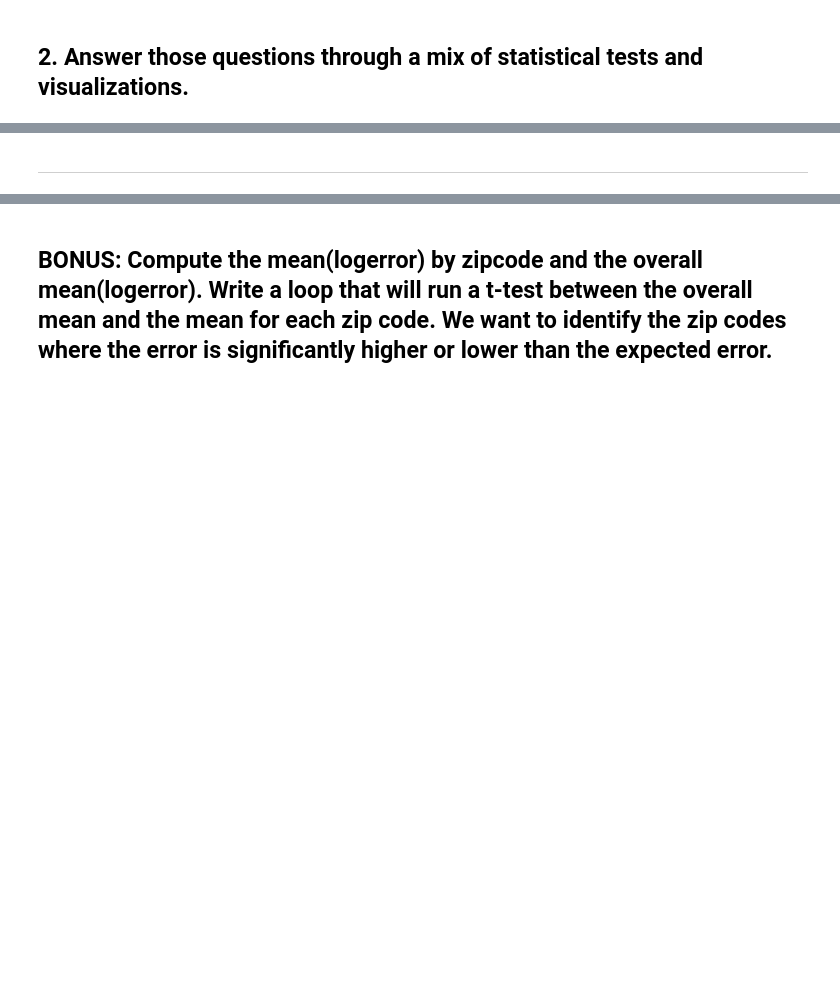
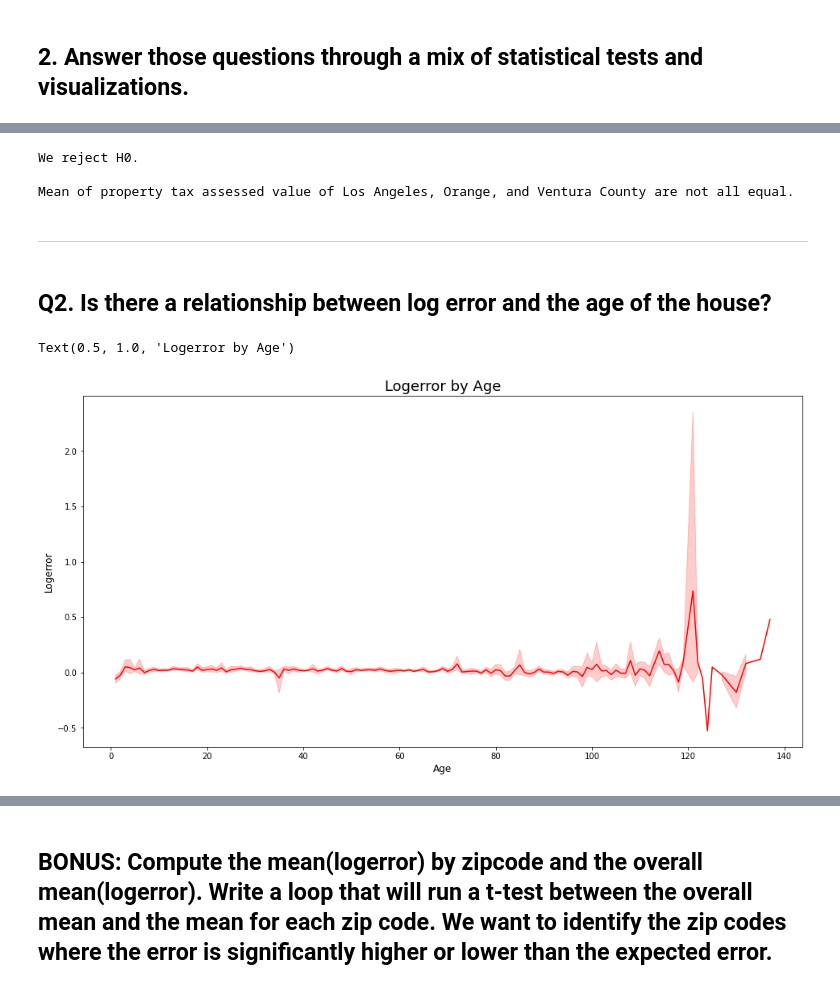
Before and after one commit to m3redithw/clustering-exercises, a Jupyter notebook: explore_zillow.ipynb, the cells around one changed output, grey strips where cells are left out. Cells and saved outputs as stored; diff of their text form; code cells hidden in the pictures; blank space fills up the shorter version.

```diff
--- a/explore_zillow.ipynb
+++ b/explore_zillow.ipynb
@@ -224,2 +327,29 @@ for i, col in enumerate(cols):
+# %%
+# Set alpha
+alpha = 0.05
+
+# Comparing mean of 3 independent samples
+t, p = stats.f_oneway(losangeles, orange, ventura)
+if p < alpha:
+    print("We reject H0.")
+    print(Fore.BLUE + '\nMean of property tax assessed value of Los Angeles, Orange, and Ventura County are not all equal. ')
+else:
+    print("We fail to reject H0")
+# %% [output]
+We reject H0.
+
+Mean of property tax assessed value of Los Angeles, Orange, and Ventura County are not all equal.
 # %% [markdown]
 ***
+# %% [markdown]
+## Q2. Is there a relationship between log error and the age of the house?
+# %%
+# Visualizing how age of the house is correlated with legerror
+plt.figure(figsize = (16,8))
+sns.lineplot(x = train.age, y = train.logerror, color = 'red', data = train)
+plt.xlabel('Age', fontsize = 12)
+plt.ylabel('Logerror', fontsize = 12)
+plt.title('Logerror by Age', fontsize = 18)
+# %% [output]
+Text(0.5, 1.0, 'Logerror by Age')
+[figure, added]
```
Also changed, not shown: parts of 28 cells of this notebook.
